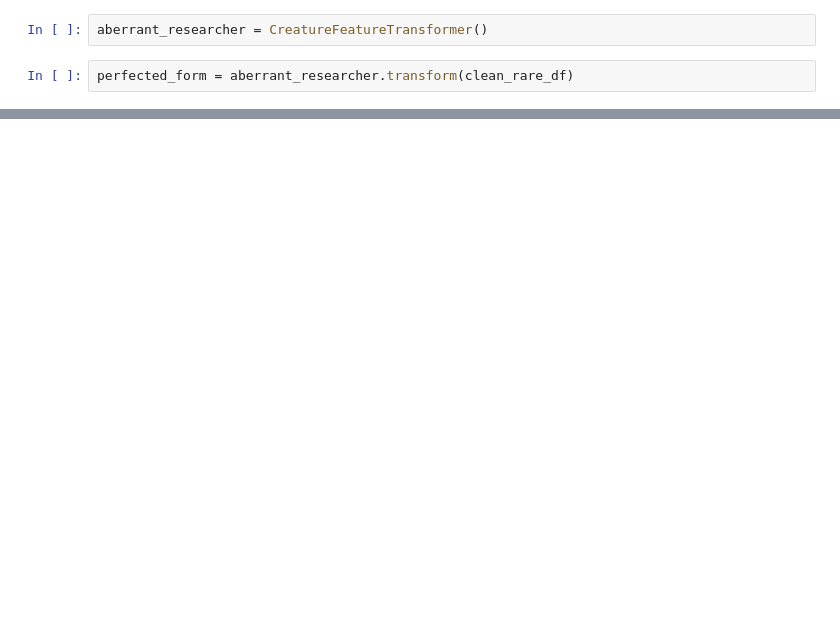
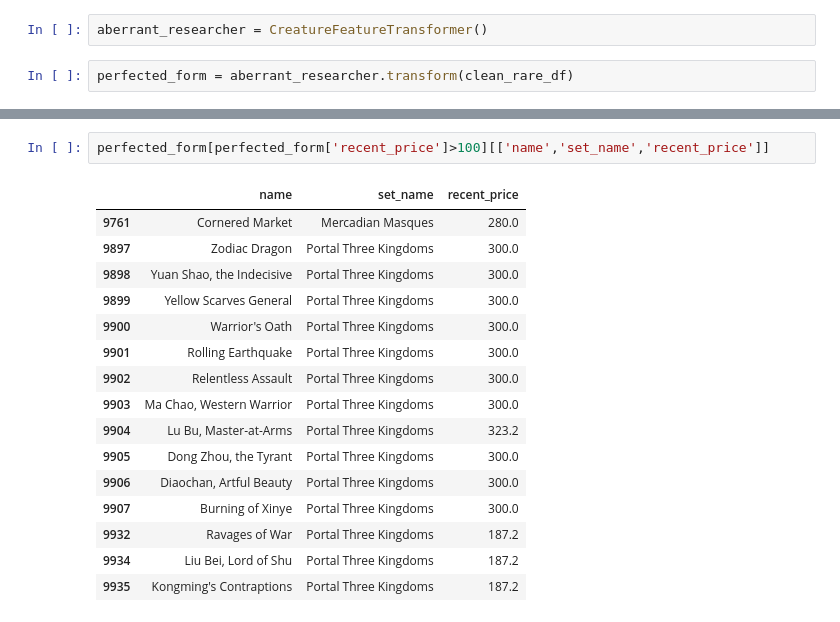
Before and after one commit to alexgcuevas/mystic-speculation, a Jupyter notebook: MVP_testing.ipynb, the cells around one changed output, grey strips where cells are left out. Drawn from its saved outputs; the diff is of its cells as text; blank space fills up the shorter version.

```diff
--- a/MVP_testing.ipynb
+++ b/MVP_testing.ipynb
@@ -107,0 +118,19 @@ TypeError: cannot convert the series to <class 'float'>
+# %%
+perfected_form[perfected_form['recent_price']>100][['name','set_name','recent_price']]
+# %% [output]
+|  | name | set_name | recent_price |
+| 9761 | Cornered Market | Mercadian Masques | 280.0 |
+| 9897 | Zodiac Dragon | Portal Three Kingdoms | 300.0 |
+| 9898 | Yuan Shao, the Indecisive | Portal Three Kingdoms | 300.0 |
+| 9899 | Yellow Scarves General | Portal Three Kingdoms | 300.0 |
+| 9900 | Warrior's Oath | Portal Three Kingdoms | 300.0 |
+| 9901 | Rolling Earthquake | Portal Three Kingdoms | 300.0 |
+| 9902 | Relentless Assault | Portal Three Kingdoms | 300.0 |
+| 9903 | Ma Chao, Western Warrior | Portal Three Kingdoms | 300.0 |
+| 9904 | Lu Bu, Master-at-Arms | Portal Three Kingdoms | 323.2 |
+| 9905 | Dong Zhou, the Tyrant | Portal Three Kingdoms | 300.0 |
+| 9906 | Diaochan, Artful Beauty | Portal Three Kingdoms | 300.0 |
+| 9907 | Burning of Xinye | Portal Three Kingdoms | 300.0 |
+| 9932 | Ravages of War | Portal Three Kingdoms | 187.2 |
+| 9934 | Liu Bei, Lord of Shu | Portal Three Kingdoms | 187.2 |
+| 9935 | Kongming's Contraptions | Portal Three Kingdoms | 187.2 |
```
Also changed, not shown: parts of 7 cells of this notebook, 1 other file.
